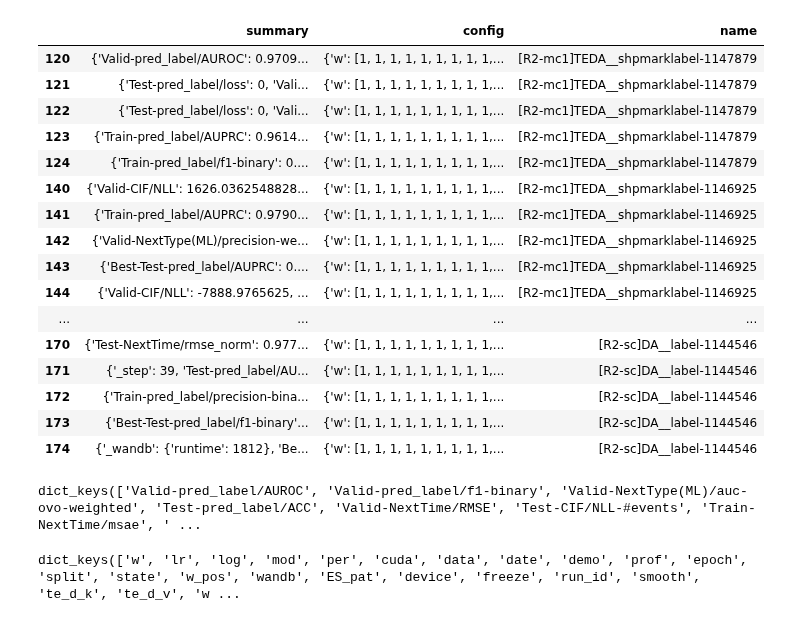
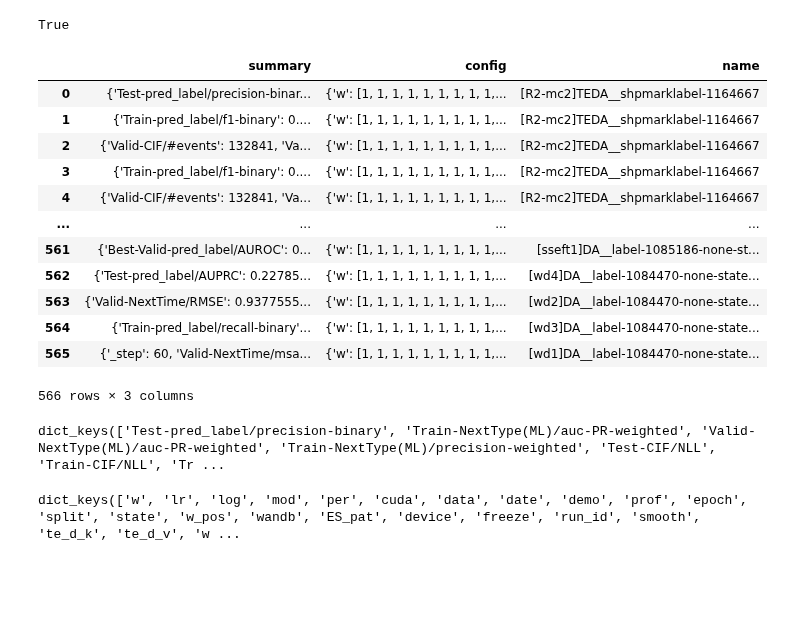
Before and after one commit to hojjatkarami/tedam2, a Jupyter notebook: jup_res.ipynb, the cells around one changed output. Saved outputs shown, nothing was run; the diff lists cells and outputs as text; code cells hidden in the pictures; blank space fills up the shorter version.

```diff
--- a/jup_res.ipynb
+++ b/jup_res.ipynb
@@ -7,5 +7,20 @@ InteractiveShell.ast_node_interactivity = "all"
 import plotly.express as px  # (version 4.7.0 or higher)
 import plotly.graph_objects as go
 from plotly.subplots import make_subplots
+# %%
+!pip install wandb -qqq
+import wandb
+wandb.login()
+api = wandb.Api()
+import os
+
+os.environ["WANDB_NOTEBOOK_NAME"] = "jup_res"
+
+
+selected_tag = 'Pred'
+
+runs = api.runs("hokarami/TEDAM3")
+# %% [output]
+True
 # %%
 import pandas as pd
@@ -40,29 +63,26 @@ runs_df.to_csv("project.csv")
 # %%
-q = runs_df['name'].str.contains('\[R2-')
-runs_df = runs_df[q]
+# q = runs_df['name'].str.contains('\[R2-')
+# runs_df = runs_df[q]
+
+
+runs_df = dl_runs(runs, selected_tag=None)
+
 runs_df
+runs_df.iloc[0].summary.keys()
+runs_df.iloc[0].config.keys()
 # %% [output]
 |  | summary | config | name |
-| 120 | {'Valid-pred_label/AUROC': 0.9709... | {'w': [1, 1, 1, 1, 1, 1, 1, 1, 1,... | [R2-mc1]TEDA__shpmarklabel-1147879 |
-| 121 | {'Test-pred_label/loss': 0, 'Vali... | {'w': [1, 1, 1, 1, 1, 1, 1, 1, 1,... | [R2-mc1]TEDA__shpmarklabel-1147879 |
-| 122 | {'Test-pred_label/loss': 0, 'Vali... | {'w': [1, 1, 1, 1, 1, 1, 1, 1, 1,... | [R2-mc1]TEDA__shpmarklabel-1147879 |
-| 123 | {'Train-pred_label/AUPRC': 0.9614... | {'w': [1, 1, 1, 1, 1, 1, 1, 1, 1,... | [R2-mc1]TEDA__shpmarklabel-1147879 |
-| 124 | {'Train-pred_label/f1-binary': 0.... | {'w': [1, 1, 1, 1, 1, 1, 1, 1, 1,... | [R2-mc1]TEDA__shpmarklabel-1147879 |
-| 140 | {'Valid-CIF/NLL': 1626.0362548828... | {'w': [1, 1, 1, 1, 1, 1, 1, 1, 1,... | [R2-mc1]TEDA__shpmarklabel-1146925 |
-| 141 | {'Train-pred_label/AUPRC': 0.9790... | {'w': [1, 1, 1, 1, 1, 1, 1, 1, 1,... | [R2-mc1]TEDA__shpmarklabel-1146925 |
-| 142 | {'Valid-NextType(ML)/precision-we... | {'w': [1, 1, 1, 1, 1, 1, 1, 1, 1,... | [R2-mc1]TEDA__shpmarklabel-1146925 |
-| 143 | {'Best-Test-pred_label/AUPRC': 0.... | {'w': [1, 1, 1, 1, 1, 1, 1, 1, 1,... | [R2-mc1]TEDA__shpmarklabel-1146925 |
-| 144 | {'Valid-CIF/NLL': -7888.9765625, ... | {'w': [1, 1, 1, 1, 1, 1, 1, 1, 1,... | [R2-mc1]TEDA__shpmarklabel-1146925 |
+| 0 | {'Test-pred_label/precision-binar... | {'w': [1, 1, 1, 1, 1, 1, 1, 1, 1,... | [R2-mc2]TEDA__shpmarklabel-1164667 |
+| 1 | {'Train-pred_label/f1-binary': 0.... | {'w': [1, 1, 1, 1, 1, 1, 1, 1, 1,... | [R2-mc2]TEDA__shpmarklabel-1164667 |
+| 2 | {'Valid-CIF/#events': 132841, 'Va... | {'w': [1, 1, 1, 1, 1, 1, 1, 1, 1,... | [R2-mc2]TEDA__shpmarklabel-1164667 |
+| 3 | {'Train-pred_label/f1-binary': 0.... | {'w': [1, 1, 1, 1, 1, 1, 1, 1, 1,... | [R2-mc2]TEDA__shpmarklabel-1164667 |
+| 4 | {'Valid-CIF/#events': 132841, 'Va... | {'w': [1, 1, 1, 1, 1, 1, 1, 1, 1,... | [R2-mc2]TEDA__shpmarklabel-1164667 |
 | ... | ... | ... | ... |
-| 170 | {'Test-NextTime/rmse_norm': 0.977... | {'w': [1, 1, 1, 1, 1, 1, 1, 1, 1,... | [R2-sc]DA__label-1144546 |
-| 171 | {'_step': 39, 'Test-pred_label/AU... | {'w': [1, 1, 1, 1, 1, 1, 1, 1, 1,... | [R2-sc]DA__label-1144546 |
-| 172 | {'Train-pred_label/precision-bina... | {'w': [1, 1, 1, 1, 1, 1, 1, 1, 1,... | [R2-sc]DA__label-1144546 |
-| 173 | {'Best-Test-pred_label/f1-binary'... | {'w': [1, 1, 1, 1, 1, 1, 1, 1, 1,... | [R2-sc]DA__label-1144546 |
-| 174 | {'_wandb': {'runtime': 1812}, 'Be... | {'w': [1, 1, 1, 1, 1, 1, 1, 1, 1,... | [R2-sc]DA__label-1144546 |
+| 561 | {'Best-Valid-pred_label/AUROC': 0... | {'w': [1, 1, 1, 1, 1, 1, 1, 1, 1,... | [sseft1]DA__label-1085186-none-st... |
+| 562 | {'Test-pred_label/AUPRC': 0.22785... | {'w': [1, 1, 1, 1, 1, 1, 1, 1, 1,... | [wd4]DA__label-1084470-none-state... |
+| 563 | {'Valid-NextTime/RMSE': 0.9377555... | {'w': [1, 1, 1, 1, 1, 1, 1, 1, 1,... | [wd2]DA__label-1084470-none-state... |
+| 564 | {'Train-pred_label/recall-binary'... | {'w': [1, 1, 1, 1, 1, 1, 1, 1, 1,... | [wd3]DA__label-1084470-none-state... |
+| 565 | {'_step': 60, 'Valid-NextTime/msa... | {'w': [1, 1, 1, 1, 1, 1, 1, 1, 1,... | [wd1]DA__label-1084470-none-state... |
+566 rows × 3 columns
+dict_keys(['Test-pred_label/precision-binary', 'Train-NextType(ML)/auc-PR-weighted', 'Valid-NextType(ML)/auc-PR-weighted', 'Train-NextType(ML)/precision-weighted', 'Test-CIF/NLL', 'Train-CIF/NLL', 'Tr ...
+dict_keys(['w', 'lr', 'log', 'mod', 'per', 'cuda', 'data', 'date', 'demo', 'prof', 'epoch', 'split', 'state', 'w_pos', 'wandb', 'ES_pat', 'device', 'freeze', 'run_id', 'smooth', 'te_d_k', 'te_d_v', 'w ...
-# %%
-
-runs_df.iloc[0].summary.keys()
-runs_df.iloc[0].config.keys()
-# %% [output]
-dict_keys(['Valid-pred_label/AUROC', 'Valid-pred_label/f1-binary', 'Valid-NextType(ML)/auc-ovo-weighted', 'Test-pred_label/ACC', 'Valid-NextTime/RMSE', 'Test-CIF/NLL-#events', 'Train-NextTime/msae', ' ...
-dict_keys(['w', 'lr', 'log', 'mod', 'per', 'cuda', 'data', 'date', 'demo', 'prof', 'epoch', 'split', 'state', 'w_pos', 'wandb', 'ES_pat', 'device', 'freeze', 'run_id', 'smooth', 'te_d_k', 'te_d_v', 'w ...
```
Also changed, not shown: parts of 9 cells of this notebook, 2 other files.
